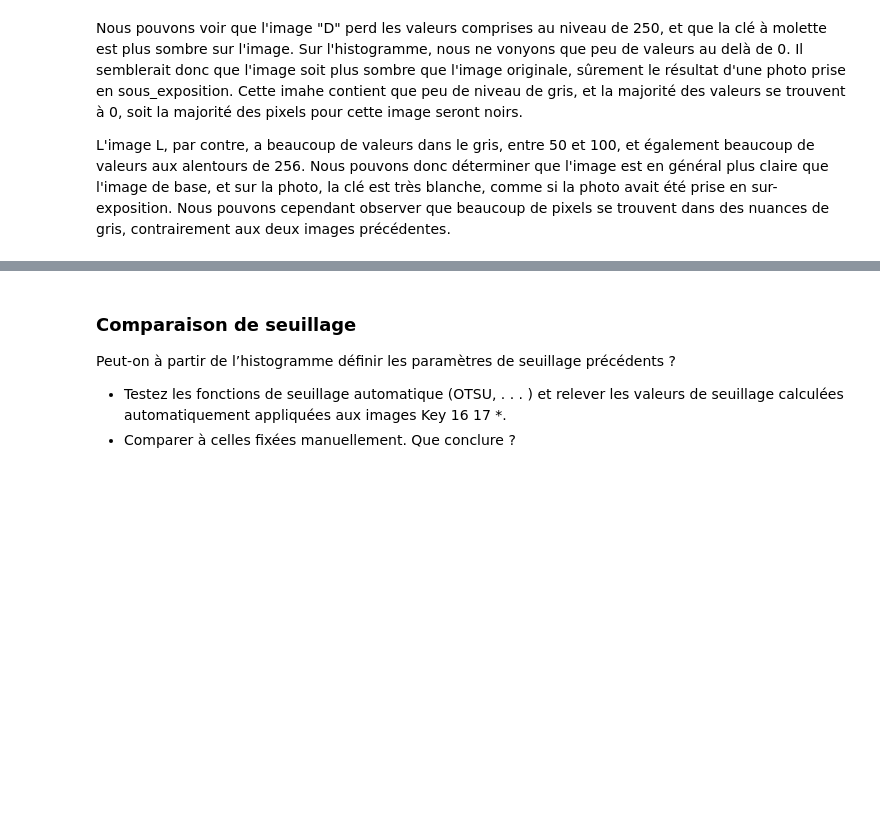
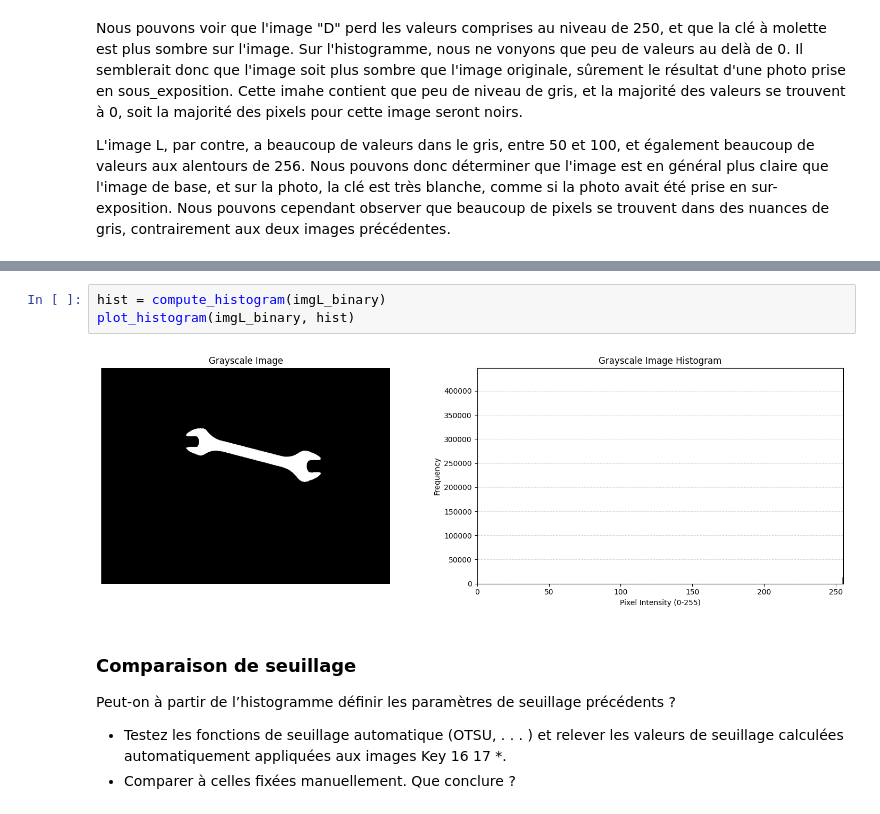
Before and after one commit to Nomnelle/computer_vision_finals, a Jupyter notebook: Partie_1/tp_not_part1_mick.ipynb, the cells around one changed output, grey strips where cells are left out. Cells and saved outputs as stored; diff of their text form; blank space fills up the shorter version.

```diff
--- a/Partie_1/tp_not_part1_mick.ipynb
+++ b/Partie_1/tp_not_part1_mick.ipynb
@@ -121,3 +139,8 @@ L'image L, par contre, a beaucoup de valeurs dans le gris, entre 50 et 100, et
+# %%
+hist = compute_histogram(imgL_binary)
+plot_histogram(imgL_binary, hist)
+# %% [output]
+[figure, added]
 # %% [markdown]
 ### Comparaison de seuillage
 
```
Also changed, not shown: parts of 8 cells of this notebook.
